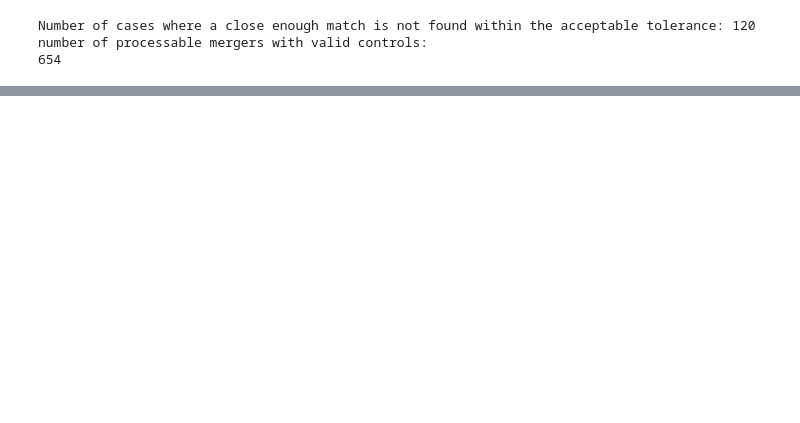
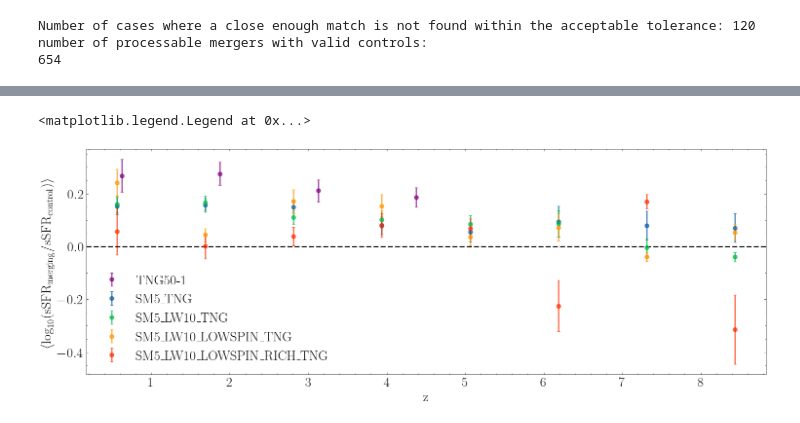
Before and after one commit to pranav-satheesh/host_galaxies, a Jupyter notebook: notebooks/enhancement_plot_notebooks/host_galaxy_enhancements.ipynb, the cells around one changed output, grey strips where cells are left out. Drawn from its saved outputs; the diff is of its cells as text; code cells hidden in the pictures; blank space fills up the shorter version.

```diff
--- a/notebooks/enhancement_plot_notebooks/host_galaxy_enhancements.ipynb
+++ b/notebooks/enhancement_plot_notebooks/host_galaxy_enhancements.ipynb
@@ -96,0 +116,8 @@ fig.tight_layout()
+# %%
+brahma_sim_colors = {brahma_simName_array[0]: 'C0', brahma_simName_array[1]: 'C1', brahma_simName_array[2]: 'C2', brahma_simName_array[3]: 'C3'}
+brahma_sim_obj = {}
+for i,sim in enumerate(brahma_simName_array):
+    simPath = brahma_basepath + sim + '/'
+    brahma_pop_Nstar10 = control.load_pop_file(simPath,pop_file_path,[0,0,10,1])
+    brahma_control = control.control_sample_brahma(brahma_pop_Nstar10)
+    brahma_sim_obj[sim] = brahma_control
@@ -96,0 +137,3 @@ fig.tight_layout()
+# %%
+z_bins = np.arange(0,10,1)
+z_bins_tng = np.arange(0,4,1)
@@ -96,0 +154,14 @@ fig.tight_layout()
+# %%
+fig,ax = plt.subplots(1,1,figsize=(10,7))
+
+hostplot.set_plot_style(linewidth=2, titlesize=20,labelsize=25,ticksize=20,legendsize=15)
+avg_sSFR_tng,std_sSFR_tng,z_bins_tng = hostplot.sSFR_enhancement_calculate(TNG_50_control,z_bins_tng)
+ax.errorbar(z_bins_tng[:-1],avg_sSFR_tng,yerr=std_sSFR_tng,fmt='o',capsize=2,label='TNG50-1',color='purple',alpha=0.7)
+for i,sim in enumerate(brahma_simName_array):
+    avg_sSFR_enh,std_sSFR_enh,z_bins = hostplot.sSFR_enhancement_calculate(brahma_sim_obj[sim],z_bins)
+    ax.errorbar(z_bins[:-1],avg_sSFR_enh,yerr=std_sSFR_enh,fmt='o',capsize=2,label=sim,color=brahma_sim_colors[sim],alpha=0.7)
+
+ax.set_xlabel('z')
+ax.set_ylabel('Excess Log[sSFR] in Merger hosts')
+ax.axhline(0,linestyle='--',color='k')
+ax.legend()
@@ -96,0 +171,16 @@ fig.tight_layout()
+# %%
+fig,ax = plt.subplots(1,1,figsize=(18,6))
+
+avg_sSFR_tng,std_sSFR_tng,z_bins_tng = hostplot.sSFR_enhancement_calculate(TNG_50_control,z_min=0,z_max=5,z_binsize=1)
+ax.errorbar(0.5*(z_bins_tng[1:]+z_bins_tng[:-1]),avg_sSFR_tng,yerr=std_sSFR_tng,fmt='o',capsize=2,label='TNG50-1',color='purple',alpha=0.7)
+for i,sim in enumerate(brahma_simName_array):
+    avg_sSFR_enh,std_sSFR_enh,z_bins = hostplot.sSFR_enhancement_calculate(brahma_sim_obj[sim],z_min=0,z_max=9,z_binsize=1)
+    ax.errorbar(0.5*(z_bins[1:]+z_bins[:-1]),avg_sSFR_enh,yerr=std_sSFR_enh,fmt='o',capsize=2,label=sim,color=brahma_sim_colors[sim],alpha=0.7)
+
+ax.set_xlabel('z')
+ax.set_ylabel(r'$\langle \log_{10}(\mathrm{sSFR_{merging}}/\mathrm{sSFR_{control}})\rangle$')
+ax.axhline(0,linestyle='--',color='k')
+ax.legend()
+# %% [output]
+<matplotlib.legend.Legend at 0x...>
+[figure, added]
```
Also changed, not shown: parts of 12 cells of this notebook, 2 other files.
